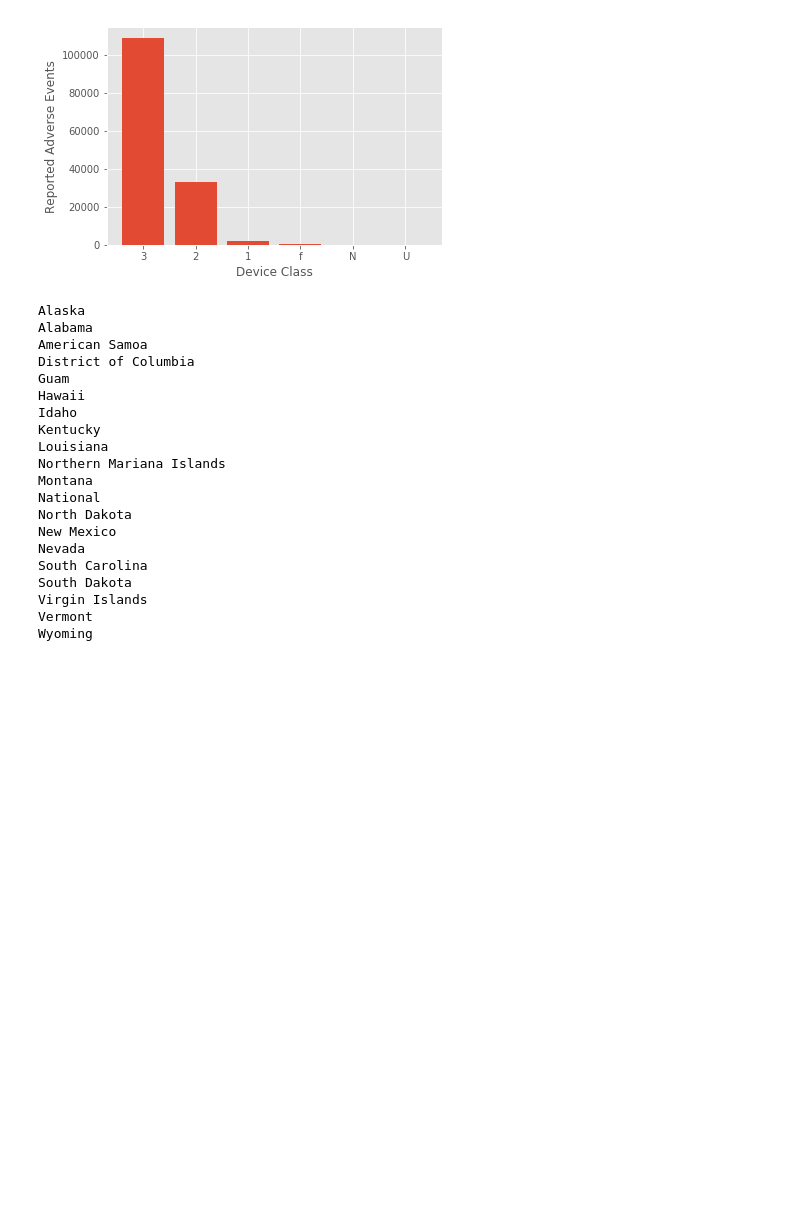
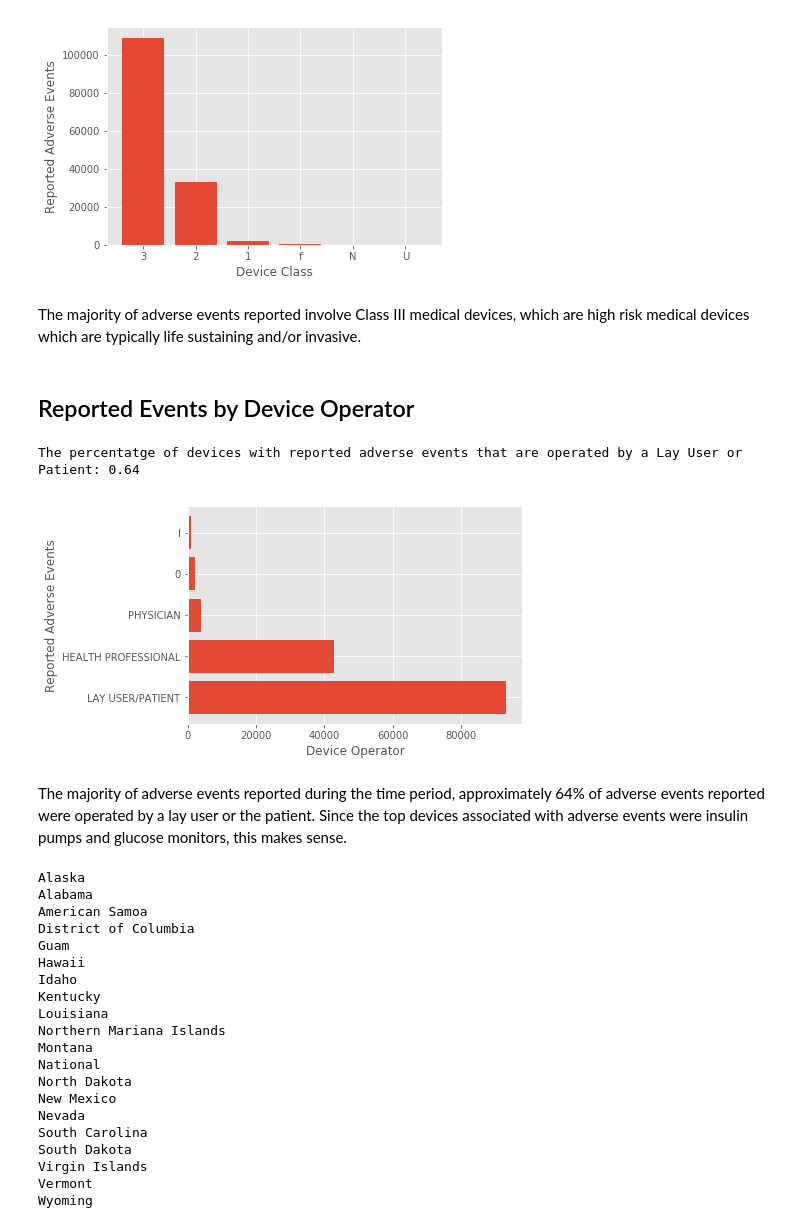
Before and after one commit to tshardey/openFDA_Projects, a Jupyter notebook: MAUDE/MAUDE_2017_Q1_Visualization.ipynb, the cells around one changed output. Drawn from its saved outputs; the diff is of its cells as text; code cells hidden in the pictures; blank space fills up the shorter version.

```diff
--- a/MAUDE/MAUDE_2017_Q1_Visualization.ipynb
+++ b/MAUDE/MAUDE_2017_Q1_Visualization.ipynb
@@ -82,6 +84,25 @@ plt.xlabel('Device Class')
 plt.show()
 # %% [output]
 [figure]
+# %% [markdown]
+The majority of adverse events reported involve Class III medical devices, which are high risk medical devices which are typically life sustaining and/or invasive.
+# %% [markdown]
+## Reported Events by Device Operator
+# %%
+# get the top 5 value counts for the device operator
+user = maude['device_operator'].value_counts()
+# plot
+plt.barh(user.head(5).index, user.head(5).values)
+plt.ylabel('Reported Adverse Events')
+plt.xlabel('Device Operator')
+print("The percentatge of devices with reported adverse events that are operated by a Lay User or Patient: {}".format(
+    round(user['LAY USER/PATIENT']/sum(user),2)))
+plt.show()
+# %% [output]
+The percentatge of devices with reported adverse events that are operated by a Lay User or Patient: 0.64
+[figure, added]
+# %% [markdown]
+The majority of adverse events reported during the time period, approximately 64% of adverse events reported were operated by a lay user or the patient.  Since the top devices associated with adverse events were insulin pumps and glucose monitors, this makes sense.
 # %%
 states_dict = {
         'AK': 'Alaska',
```
Also changed, not shown: parts of 7 cells of this notebook.
